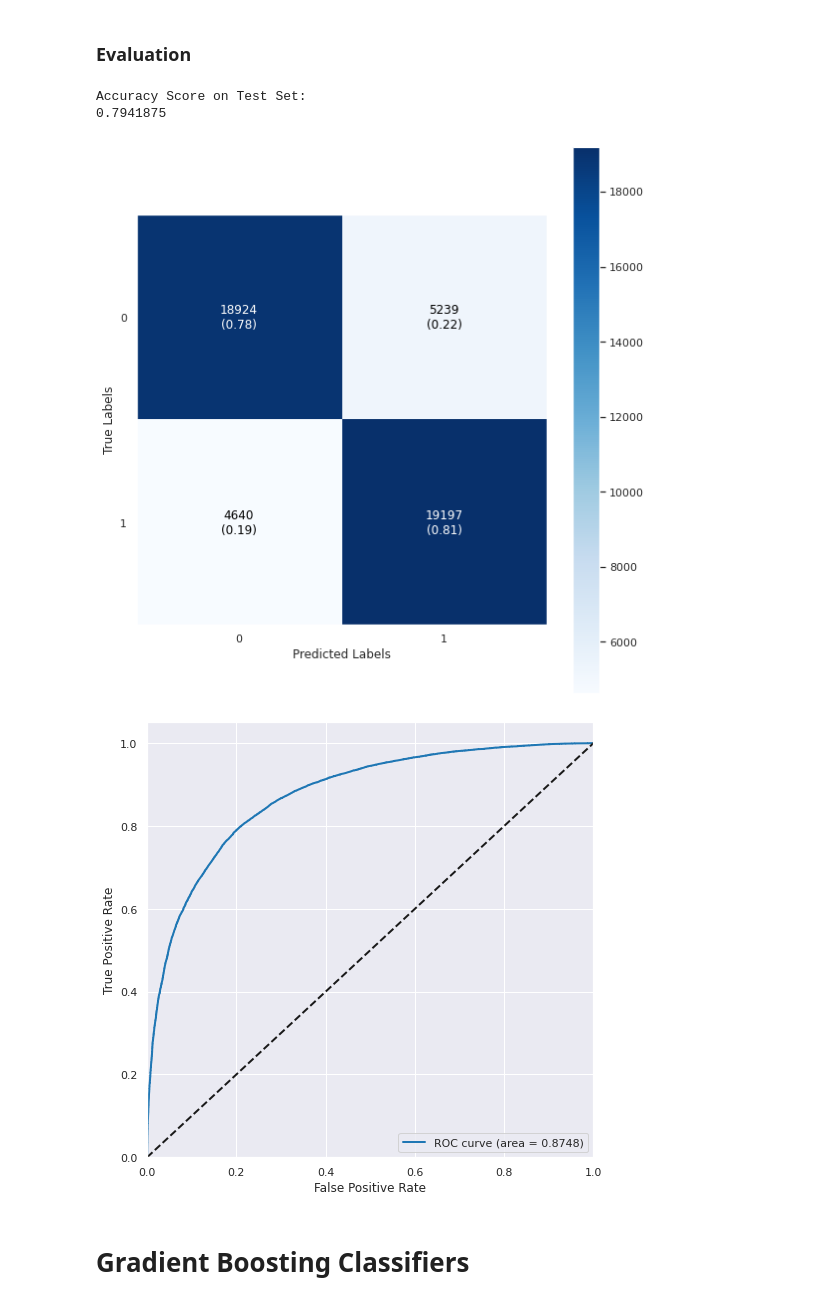
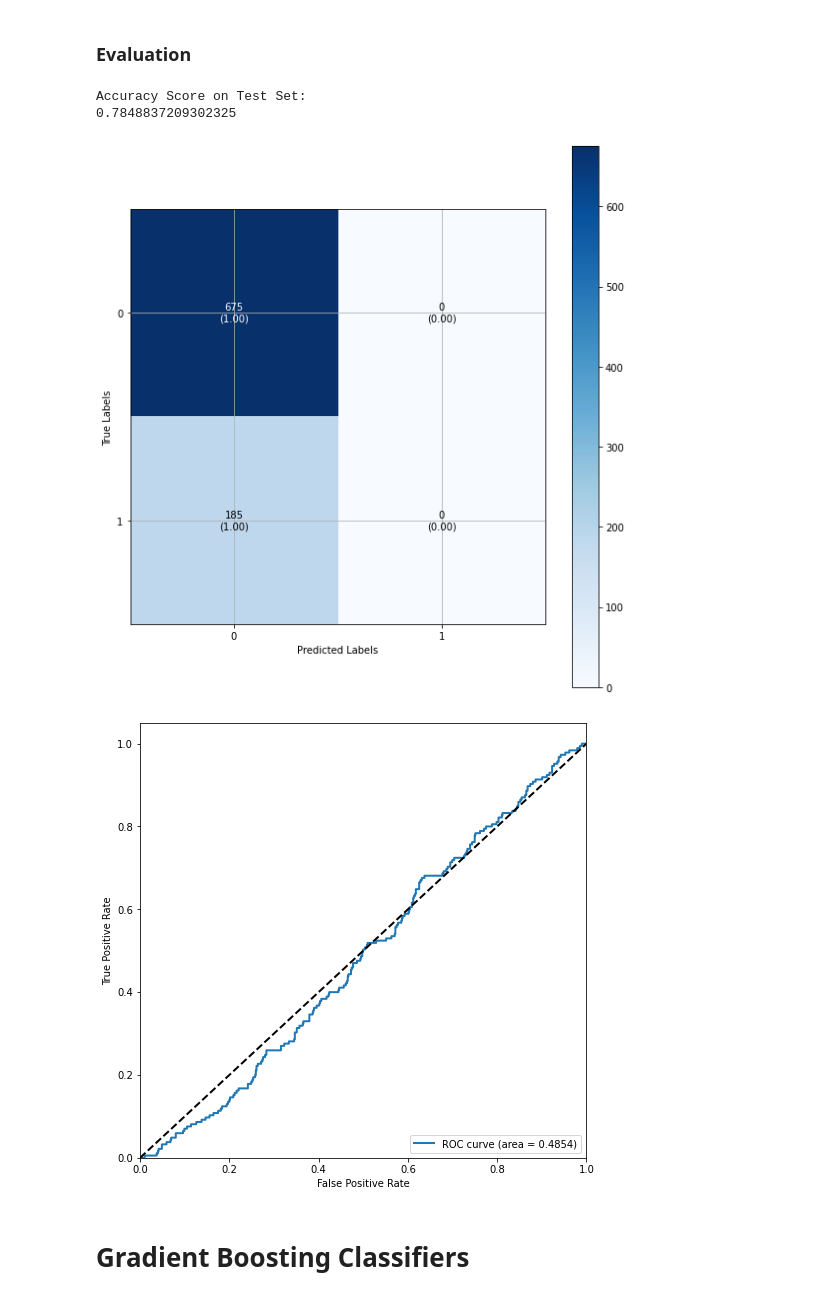
Before and after one commit to Michael-WC-Wong/Newspaper-Sentiment-Analysis-US-Iraq, a Jupyter notebook: NLP_Iraq_War_Pipeline.ipynb, the cells around one changed output. Drawn from its saved outputs; the diff is of its cells as text; code cells hidden in the pictures.

Commit message:
Non-neural-network function for news (2021-Jan) dataset

```diff
--- a/NLP_Iraq_War_Pipeline.ipynb
+++ b/NLP_Iraq_War_Pipeline.ipynb
@@ -279,0 +287,2 @@ Preprocess Complete
+# %%
+X_new = text_cleaner(X, column="text", stopwords=stopwords.words("english"))
@@ -634,7 +666,10 @@ def plot_roc_curve(y_test, y_score, classes, roc_multilabel_count=3, figsize=(8,
     fpr, tpr, roc_auc = {}, {}, {}
     n_classes = len(classes)
     if n_classes == 2:
-        fpr, tpr, _ = roc_curve(y_test, y_score)
+        try:
+            fpr, tpr, _ = roc_curve(y_test, y_score)
+        except ValueError:
+            fpr, tpr, _ = roc_curve(y_test, y_score[:, 1])
         roc_auc = auc(fpr, tpr)
 #         print(roc_auc)
 
@@ -653,8 +688,12 @@ def plot_roc_curve(y_test, y_score, classes, roc_multilabel_count=3, figsize=(8,
 
     else:
         for i in range(n_classes):
-            fpr[i], tpr[i], _ = roc_curve([sublist[i] for sublist in y_test],
-                              [sublist[i] for sublist in y_score])
+            try:
+                fpr[i], tpr[i], _ = roc_curve([sublist[i] for sublist in y_test],
+                                  [sublist[i] for sublist in y_score])
+            except ValueError:
+                fpr[i], tpr[i], _ = roc_curve([sublist[i] for sublist in y_test],
+                              [sublist[i] for sublist in y_score[:, 1]])
             roc_auc[i] = auc(fpr[i], tpr[i])
 
         all_fpr = np.unique(np.concatenate([fpr[i] for i in range(n_classes)]))
@@ -1165,9 +1199,9 @@ rf_clf_final = pipeline_fit(
                                 y_train=y_train,
                                 pipeline="RandomForest",
                                 search_method="randomsearch",
-                                n_iter=10,
+                                n_iter=30,
                                 verbose_searchcv=2,
                                 n_jobs=6,
-                                save_name="Twitter_test"
+                                save_name="News_test"
                             )
 # %% [output]
@@ -1209,25 +1231,26 @@ BrokenProcessPool: A task has failed to un-serialize. Please ensure that the arg
 # %% [markdown]
 ### Evaluation
 # %%
-y_pred_linear_svc = rf_clf_final.predict(X_test)
-y_score_linear_svc = rf_clf_final.decision_function(X_test)
+y_pred_rf = rf_clf_final.predict(X_test)
+y_score_rf = rf_clf_final.predict_proba(X_test)
+# print(y_score_rf)
 # %%
 print("Accuracy Score on Test Set:")
 # Inverse transform onehot labels using labelbinarizer
-print(accuracy_score(y_test, y_pred_linear_svc))
+print(accuracy_score(y_test, y_pred_rf))
 
 # np.set_printoptions(precision=2)
 # print(linear_svc_clf_final.classes_)
 # Plot confusion matrix
-plot_confusion_matrix(y_test, y_pred_linear_svc, classes=rf_clf_final.classes_)
+plot_confusion_matrix(y_test, y_pred_rf, classes=rf_clf_final.classes_)
 
 # Plot ROC curve (requires onehot targets)
-plot_roc_curve(y_test, y_score_linear_svc, classes=rf_clf_final.classes_, roc_multilabel_count=2)
+plot_roc_curve(y_test, y_score_rf, classes=rf_clf_final.classes_, roc_multilabel_count=2)
 # %% [output]
 Accuracy Score on Test Set:
-0.7941875
+0.7848837209302325
-[figure, old version]
+[figure, new version]
-[figure, old version]
+[figure, new version]
 # %% [markdown]
 # Gradient Boosting Classifiers
 # %% [markdown]
```
Also changed, not shown: parts of 51 cells of this notebook, 4 other files.
